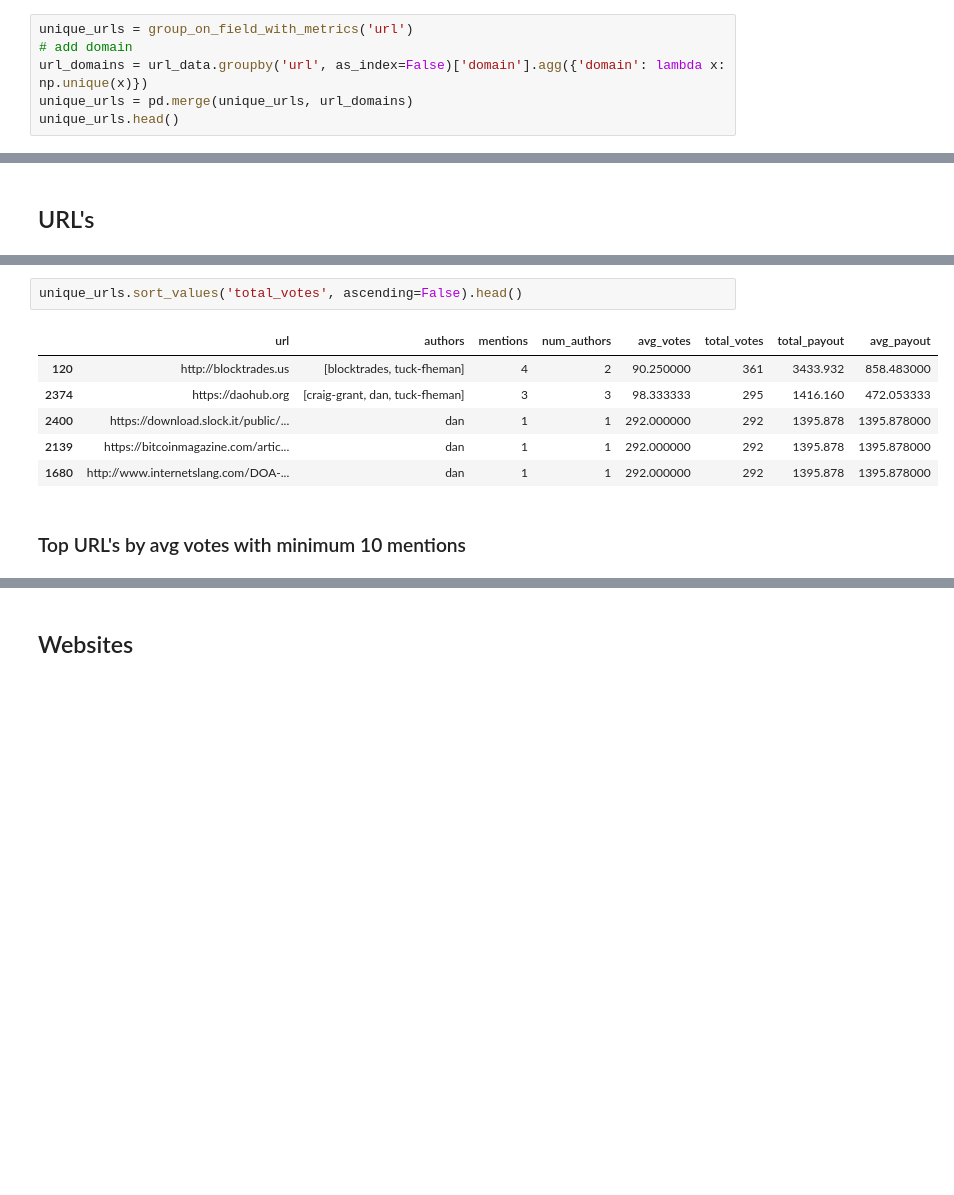
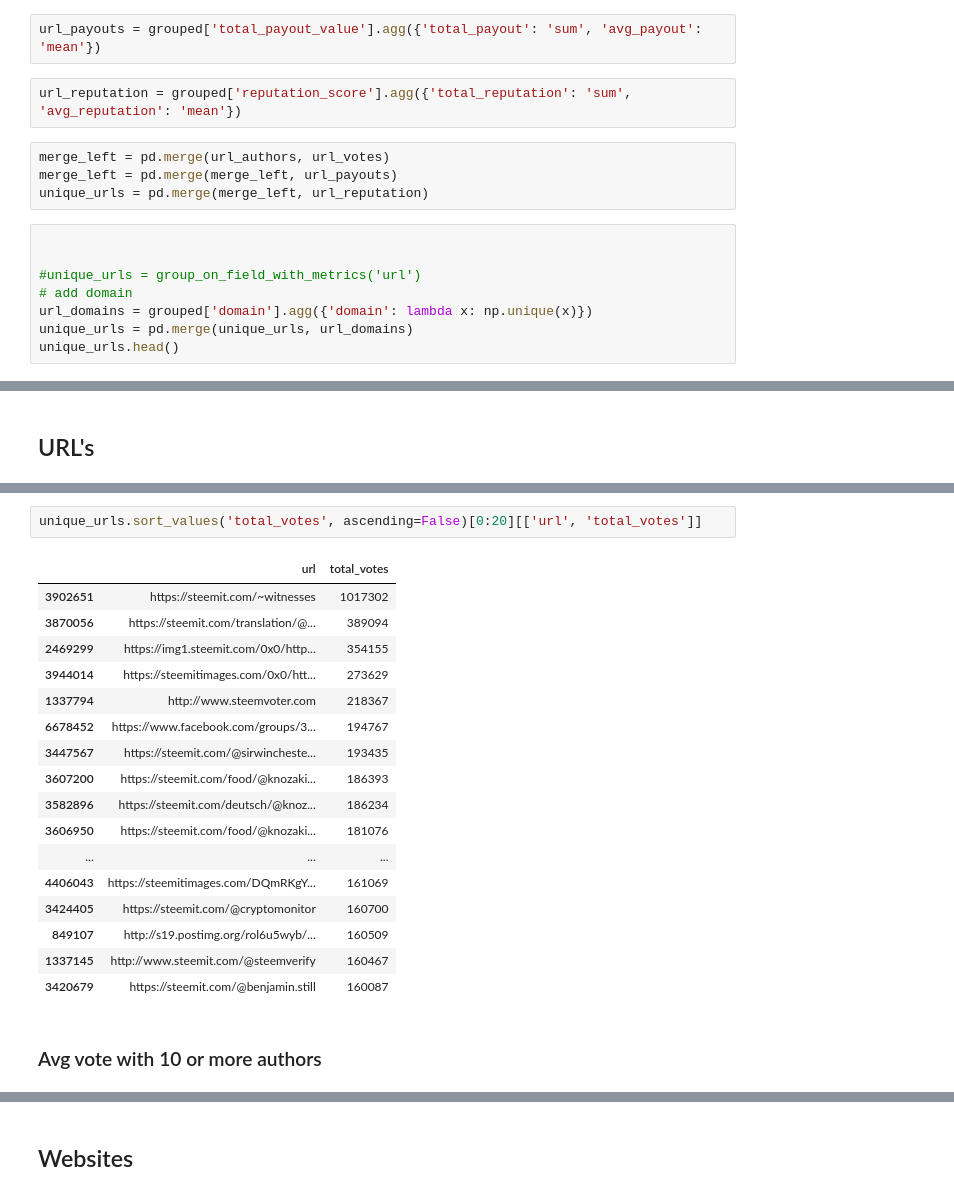
Before and after one commit to codewithcheese/steem-mentions, a Jupyter notebook: Most mentioned websites.ipynb, the cells around one changed output, grey strips where cells are left out. Cells and saved outputs as stored; diff of their text form; blank space fills up the shorter version.

```diff
--- a/Most mentioned websites.ipynb
+++ b/Most mentioned websites.ipynb
@@ -139,7 +149,17 @@ Let's make a totals data frame for unique urls
+# %%
+url_payouts = grouped['total_payout_value'].agg({'total_payout': 'sum', 'avg_payout': 'mean'})
+# %%
+url_reputation = grouped['reputation_score'].agg({'total_reputation': 'sum', 'avg_reputation': 'mean'})
+# %%
+merge_left = pd.merge(url_authors, url_votes)
+merge_left = pd.merge(merge_left, url_payouts)
+unique_urls = pd.merge(merge_left, url_reputation)
 # %%
-unique_urls = group_on_field_with_metrics('url')
+
+
+#unique_urls = group_on_field_with_metrics('url')
 # add domain
-url_domains = url_data.groupby('url', as_index=False)['domain'].agg({'domain': lambda x: np.unique(x)})
+url_domains = grouped['domain'].agg({'domain': lambda x: np.unique(x)})
 unique_urls = pd.merge(unique_urls, url_domains)
 unique_urls.head()
 # %% [output]
@@ -190,12 +221,23 @@ unique_urls.sort_values('num_authors', ascending=False).head()
 # %%
-unique_urls.sort_values('total_votes', ascending=False).head()
+unique_urls.sort_values('total_votes', ascending=False)[0:20][['url', 'total_votes']]
 # %% [output]
-|  | url | authors | mentions | num_authors | avg_votes | total_votes | total_payout | avg_payout |
-| 120 | http://blocktrades.us | [blocktrades, tuck-fheman] | 4 | 2 | 90.250000 | 361 | 3433.932 | 858.483000 |
-| 2374 | https://daohub.org | [craig-grant, dan, tuck-fheman] | 3 | 3 | 98.333333 | 295 | 1416.160 | 472.053333 |
-| 2400 | https://download.slock.it/public/... | dan | 1 | 1 | 292.000000 | 292 | 1395.878 | 1395.878000 |
-| 2139 | https://bitcoinmagazine.com/artic... | dan | 1 | 1 | 292.000000 | 292 | 1395.878 | 1395.878000 |
-| 1680 | http://www.internetslang.com/DOA-... | dan | 1 | 1 | 292.000000 | 292 | 1395.878 | 1395.878000 |
+|  | url | total_votes |
+| 3902651 | https://steemit.com/~witnesses | 1017302 |
+| 3870056 | https://steemit.com/translation/@... | 389094 |
+| 2469299 | https://img1.steemit.com/0x0/http... | 354155 |
+| 3944014 | https://steemitimages.com/0x0/htt... | 273629 |
+| 1337794 | http://www.steemvoter.com | 218367 |
+| 6678452 | https://www.facebook.com/groups/3... | 194767 |
+| 3447567 | https://steemit.com/@sirwincheste... | 193435 |
+| 3607200 | https://steemit.com/food/@knozaki... | 186393 |
+| 3582896 | https://steemit.com/deutsch/@knoz... | 186234 |
+| 3606950 | https://steemit.com/food/@knozaki... | 181076 |
+| ... | ... | ... |
+| 4406043 | https://steemitimages.com/DQmRKgY... | 161069 |
+| 3424405 | https://steemit.com/@cryptomonitor | 160700 |
+| 849107 | http://s19.postimg.org/rol6u5wyb/... | 160509 |
+| 1337145 | http://www.steemit.com/@steemverify | 160467 |
+| 3420679 | https://steemit.com/@benjamin.still | 160087 |
-# %% [markdown]
-### Top URL's by avg votes with minimum 10 mentions
+# %% [markdown]
+### Avg vote with 10 or more authors
 # %%
```
Also changed, not shown: parts of 48 cells of this notebook, 4 other files.
